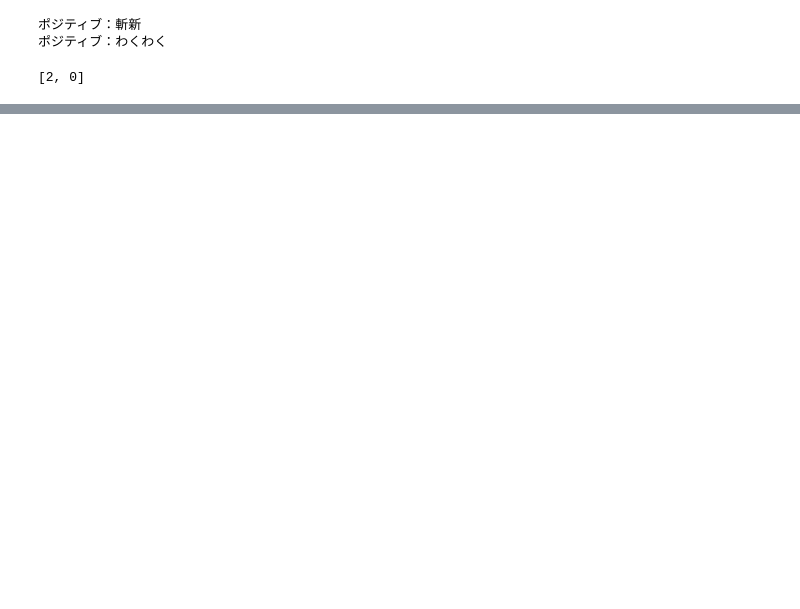
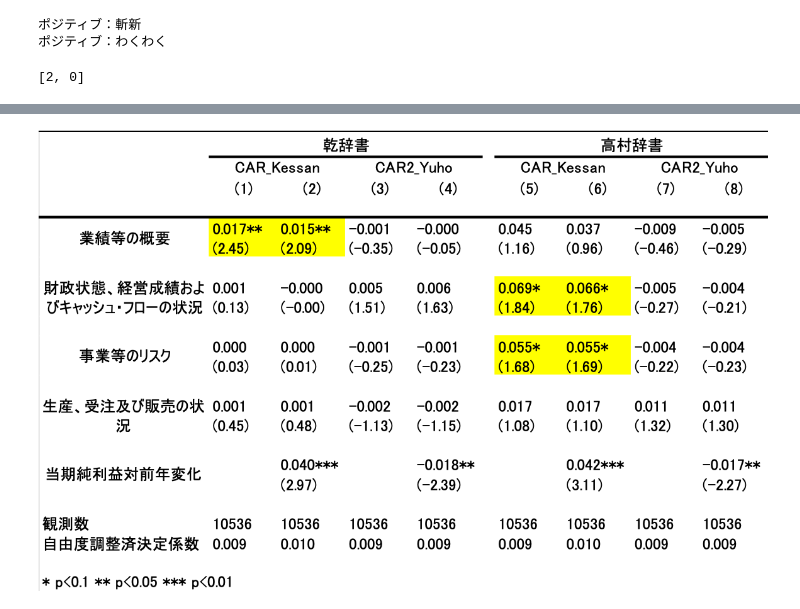
Before and after one commit to dyuasa103/nlp, a Jupyter notebook: トーン分析_20200321発表資料.ipynb, the cells around one changed output, grey strips where cells are left out. Saved outputs shown, nothing was run; the diff lists cells and outputs as text; code cells hidden in the pictures; blank space fills up the shorter version.

```diff
--- a/トーン分析_20200321発表資料.ipynb
+++ b/トーン分析_20200321発表資料.ipynb
@@ -133,0 +203,4 @@ inuiScore(word_tokenaize("企画書に書かれた斬新な構想に、わくわ
+# %%
+Image("./分析結果.png")
+# %% [output]
+[figure, added]
```
Also changed, not shown: parts of 19 cells of this notebook.
